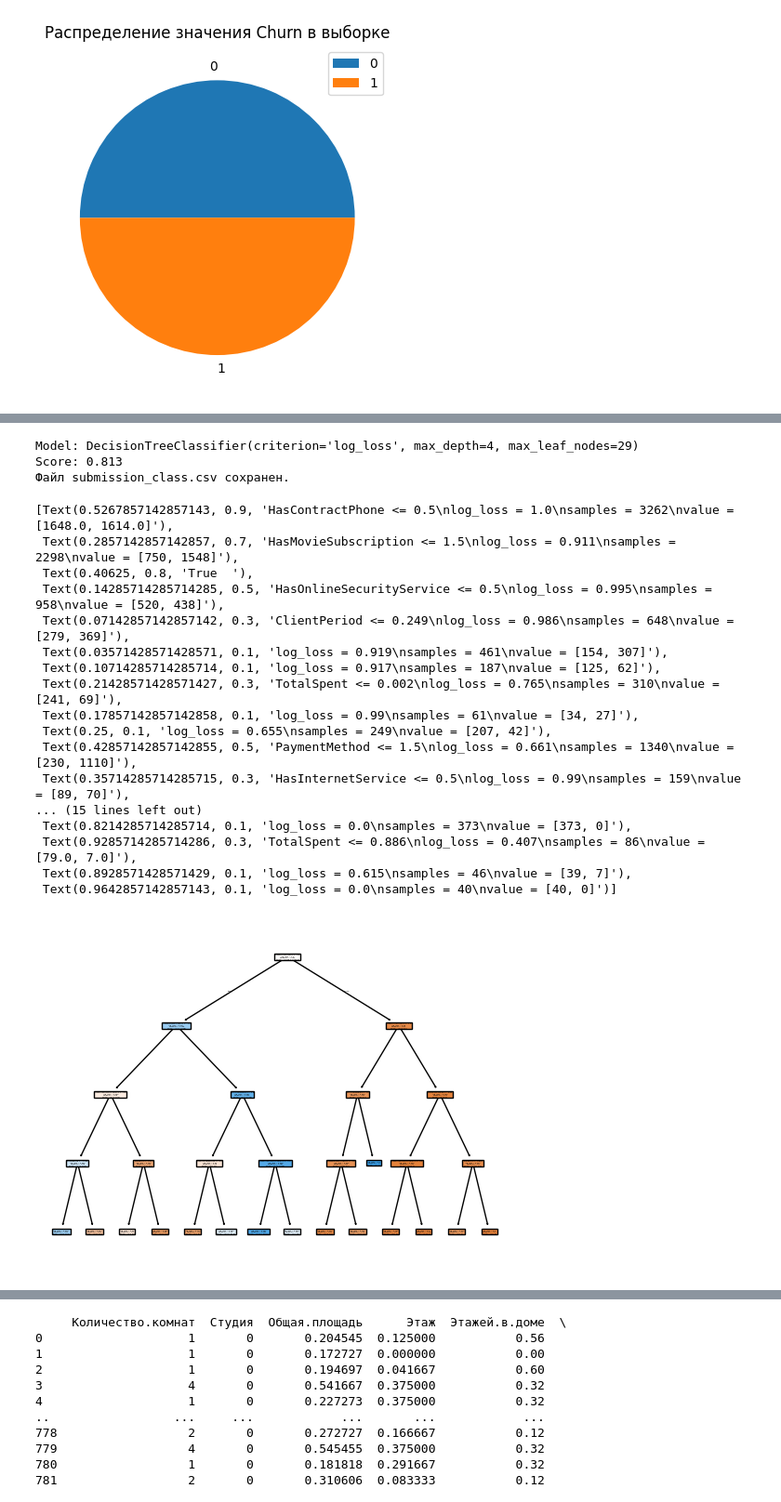
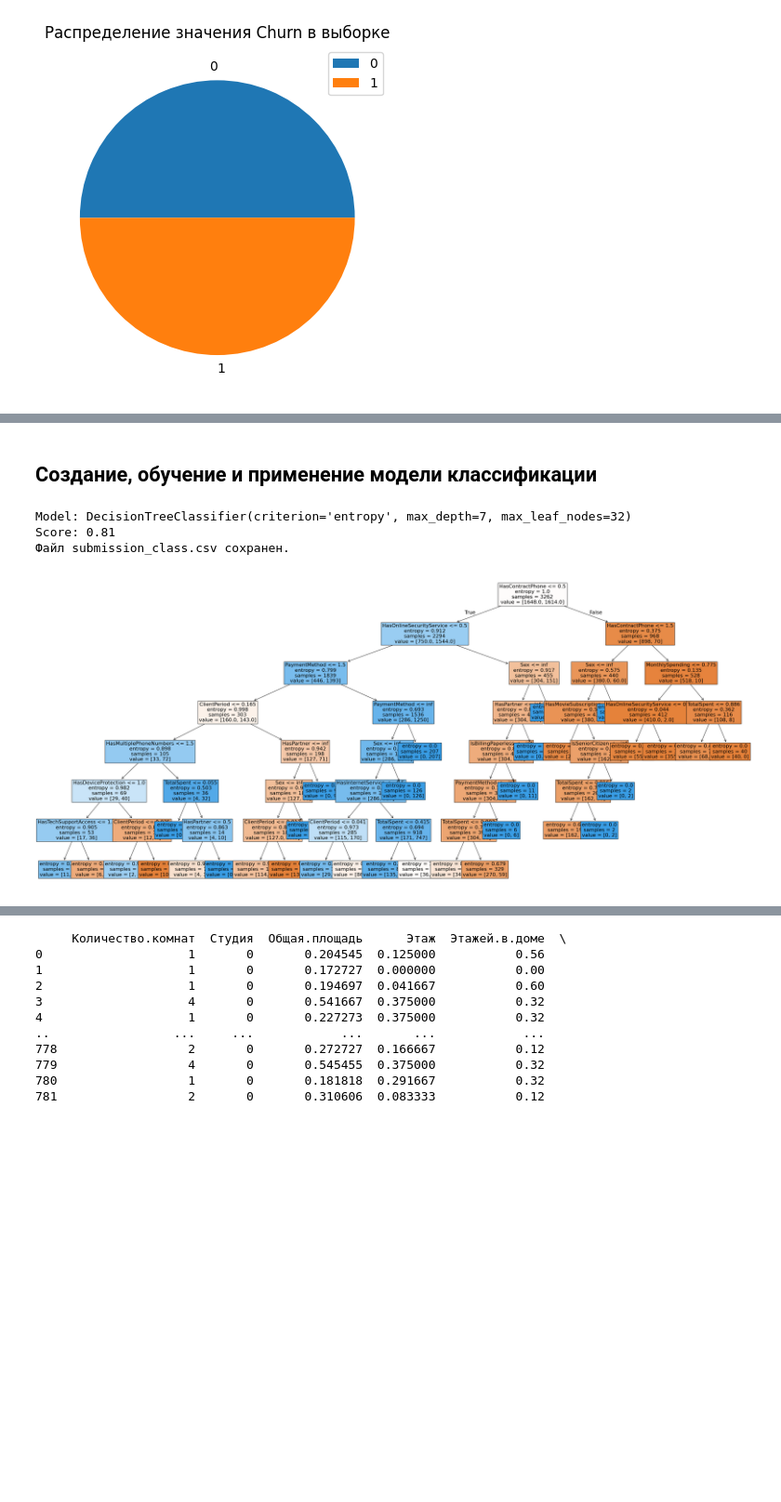
Before and after one commit to LuckHost/data_analysis_methods_sfu_2nd_course, a Jupyter notebook: 5th/PR_5.ipynb, the cells around one changed output, grey strips where cells are left out. Shown at 93% size. Drawn from its saved outputs; the diff is of its cells as text; code cells hidden in the pictures; blank space fills up the shorter version.

```diff
--- a/5th/PR_5.ipynb
+++ b/5th/PR_5.ipynb
@@ -235,9 +247,24 @@ params = {
 }
 best_parameters_сlass = dict()
 # %%
-best_parameters_сlass["criterion"] = test_parameters({"criterion": params["criterion"]}, train_acc, test_acc, cross_val_acc,  x_train_class, y_train_class, x_test_class, y_test_class)
-best_parameters_сlass["max_leaf_nodes"] = test_parameters({"max_leaf_nodes": params["max_leaf_nodes"]}, train_acc, test_acc, cross_val_acc,
-                                                    x_train_class, y_train_class, x_test_class, y_test_class)
-best_parameters_сlass["max_depth"] = test_parameters({"max_depth": params["max_depth"]}, train_acc, test_acc, cross_val_acc,
-                                               x_train_class, y_train_class, x_test_class, y_test_class)
+# Подбор criterion
+best_parameters_сlass["criterion"] = test_parameters(
+    {"criterion": params["criterion"]},
+    train_acc, test_acc, cross_val_acc,
+    x_train_class, y_train_class, x_test_class, y_test_class
+)
+
+# Подбор max_leaf_nodes
+best_parameters_сlass["max_leaf_nodes"] = test_parameters(
+    {"max_leaf_nodes": params["max_leaf_nodes"]},
+    train_acc, test_acc, cross_val_acc,
+    x_train_class, y_train_class, x_test_class, y_test_class
+)
+
+# Подбор max_depth
+best_parameters_сlass["max_depth"] = test_parameters(
+    {"max_depth": params["max_depth"]},
+    train_acc, test_acc, cross_val_acc,
+    x_train_class, y_train_class, x_test_class, y_test_class
+)
 # %% [output]
@@ -254,32 +281,22 @@ compare_parameters(params, test_acc, train_acc)
+# %% [markdown]
+## Cоздание, обучение и применение модели классификации
 # %%
 model, class_score = create_best_model(best_parameters_сlass)
 class_test = class_test[class_num + class_cat]
 y_pred = model.predict(class_test)
 submission_class = pd.DataFrame({'id': ids_class, 'Churn': y_pred})
 
 submission_class.to_csv('submission_class.csv', index=False)
 print("Файл submission_class.csv сохранен.")
 
-tree.plot_tree(model, filled=True, feature_names=list(x_test_class.columns))
+plt.figure(figsize=(40, 18))  # Ширина x Высота в дюймах
+tree.plot_tree(model,
+               filled=True,
+               feature_names=list(x_test_class.columns),
+               fontsize=16)  # Размер шрифта
+plt.show()
 # %% [output]
-Model: DecisionTreeClassifier(criterion='log_loss', max_depth=4, max_leaf_nodes=29)
-Score: 0.813
+Model: DecisionTreeClassifier(criterion='entropy', max_depth=7, max_leaf_nodes=32)
+Score: 0.81
 Файл submission_class.csv сохранен.
-[Text(0.5267857142857143, 0.9, 'HasContractPhone <= 0.5\nlog_loss = 1.0\nsamples = 3262\nvalue = [1648.0, 1614.0]'),
- Text(0.2857142857142857, 0.7, 'HasMovieSubscription <= 1.5\nlog_loss = 0.911\nsamples = 2298\nvalue = [750, 1548]'),
- Text(0.40625, 0.8, 'True  '),
- Text(0.14285714285714285, 0.5, 'HasOnlineSecurityService <= 0.5\nlog_loss = 0.995\nsamples = 958\nvalue = [520, 438]'),
- Text(0.07142857142857142, 0.3, 'ClientPeriod <= 0.249\nlog_loss = 0.986\nsamples = 648\nvalue = [279, 369]'),
- Text(0.03571428571428571, 0.1, 'log_loss = 0.919\nsamples = 461\nvalue = [154, 307]'),
- Text(0.10714285714285714, 0.1, 'log_loss = 0.917\nsamples = 187\nvalue = [125, 62]'),
- Text(0.21428571428571427, 0.3, 'TotalSpent <= 0.002\nlog_loss = 0.765\nsamples = 310\nvalue = [241, 69]'),
- Text(0.17857142857142858, 0.1, 'log_loss = 0.99\nsamples = 61\nvalue = [34, 27]'),
- Text(0.25, 0.1, 'log_loss = 0.655\nsamples = 249\nvalue = [207, 42]'),
- Text(0.42857142857142855, 0.5, 'PaymentMethod <= 1.5\nlog_loss = 0.661\nsamples = 1340\nvalue = [230, 1110]'),
- Text(0.35714285714285715, 0.3, 'HasInternetService <= 0.5\nlog_loss = 0.99\nsamples = 159\nvalue = [89, 70]'),
-... (15 lines left out)
- Text(0.8214285714285714, 0.1, 'log_loss = 0.0\nsamples = 373\nvalue = [373, 0]'),
- Text(0.9285714285714286, 0.3, 'TotalSpent <= 0.886\nlog_loss = 0.407\nsamples = 86\nvalue = [79.0, 7.0]'),
- Text(0.8928571428571429, 0.1, 'log_loss = 0.615\nsamples = 46\nvalue = [39, 7]'),
- Text(0.9642857142857143, 0.1, 'log_loss = 0.0\nsamples = 40\nvalue = [40, 0]')]
-[figure, old version]
+[figure, new version]
```
Also changed, not shown: parts of 34 cells of this notebook, 1 other file.
